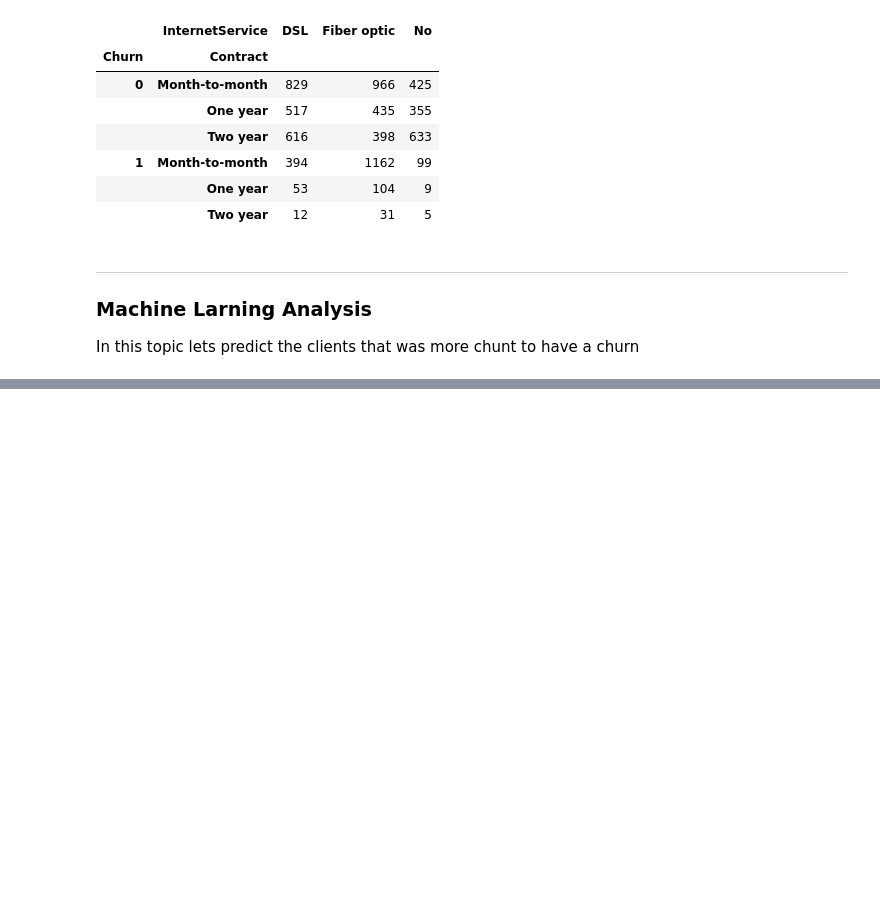
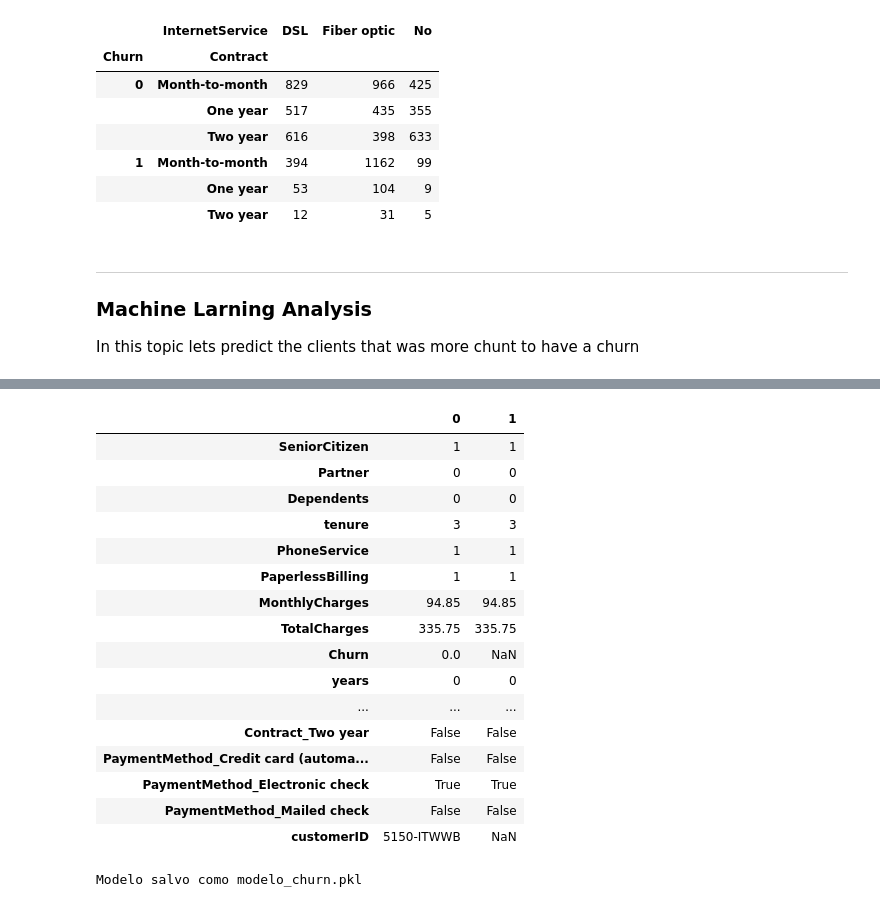
Before and after one commit to mmnitzsche/churn_predict, a Jupyter notebook: churn.ipynb, the cells around one changed output, grey strips where cells are left out. Cells and saved outputs as stored; diff of their text form; code cells hidden in the pictures; blank space fills up the shorter version.

```diff
--- a/churn.ipynb
+++ b/churn.ipynb
@@ -725,0 +668,10 @@ dff[dff["customerID"] == first_customer].transpose()
+# %%
+# get
+first_customer = df_churn_atuais_sort.iloc[0]
+first_customer_id = first_customer["customerID"]
+
+def selectCustumerById(dataframe,id):
+    return dataframe[dataframe["customerID"] == id]
+
+select_custumer = selectCustumerById(dfd,first_customer_id)
+select_custumer
@@ -725,0 +695,5 @@ dff[dff["customerID"] == first_customer].transpose()
+# %%
+customerID = "5150-ITWWB"
+
+dummy_original =  selectCustumerById(dfd,customerID)
+dummy_original
@@ -725,0 +749,64 @@ dff[dff["customerID"] == first_customer].transpose()
+# %%
+gender_categories = ['Female', 'Male']
+multiplelines_categories = ['No phone service', 'No', 'Yes']
+internetservice_categories = ['DSL', 'Fiber optic', 'No']
+onlinesecurity_categories = ['No', 'Yes', 'No internet service']
+onlinebackup_categories = ['No', 'Yes', 'No internet service']
+deviceprotection_categories = ['No', 'Yes', 'No internet service']
+techsupport_categories = ['No', 'Yes', 'No internet service']
+streamingtv_categories = ['No', 'Yes', 'No internet service']
+streamingmovies_categories = ['No', 'Yes', 'No internet service']
+contract_categories = ['Month-to-month', 'One year', 'Two year']
+paymentmethod_categories = ['Bank transfer (automatic)', 'Credit card (automatic)', 'Electronic check', 'Mailed check']
+
+# Ajuste as colunas categóricas do input para categorias fixas
+input_data['gender'] = pd.Categorical(input_data['gender'], categories=gender_categories)
+input_data['MultipleLines'] = pd.Categorical(input_data['MultipleLines'], categories=multiplelines_categories)
+input_data['InternetService'] = pd.Categorical(input_data['InternetService'], categories=internetservice_categories)
+input_data['OnlineSecurity'] = pd.Categorical(input_data['OnlineSecurity'], categories=onlinesecurity_categories)
+input_data['OnlineBackup'] = pd.Categorical(input_data['OnlineBackup'], categories=onlinebackup_categories)
+input_data['DeviceProtection'] = pd.Categorical(input_data['DeviceProtection'], categories=deviceprotection_categories)
+input_data['TechSupport'] = pd.Categorical(input_data['TechSupport'], categories=techsupport_categories)
+input_data['StreamingTV'] = pd.Categorical(input_data['StreamingTV'], categories=streamingtv_categories)
+input_data['StreamingMovies'] = pd.Categorical(input_data['StreamingMovies'], categories=streamingmovies_categories)
+input_data['Contract'] = pd.Categorical(input_data['Contract'], categories=contract_categories)
+input_data['PaymentMethod'] = pd.Categorical(input_data['PaymentMethod'], categories=paymentmethod_categories)
+
+# Agora cria os dummies sem drop_first para garantir todas as colunas
+dummies = pd.get_dummies(input_data.drop(columns=['customerID']), drop_first=False)
+
+# Reindexa para as colunas do treino, preenchendo com zero as ausentes
+aligned_input = dummies.reindex(columns=X.columns, fill_value=0)
+
+# Verifique o resultado
+y_proba_input = modelo.predict_proba(aligned_input)
+y_proba_input
+
+combined = pd.concat([dummy_original, aligned_input], axis=0, ignore_index=True).transpose()
+combined
+# %% [output]
+|  | 0 | 1 |
+| SeniorCitizen | 1 | 1 |
+| Partner | 0 | 0 |
+| Dependents | 0 | 0 |
+| tenure | 3 | 3 |
+| PhoneService | 1 | 1 |
+| PaperlessBilling | 1 | 1 |
+| MonthlyCharges | 94.85 | 94.85 |
+| TotalCharges | 335.75 | 335.75 |
+| Churn | 0.0 | NaN |
+| years | 0 | 0 |
+| ... | ... | ... |
+| Contract_Two year | False | False |
+| PaymentMethod_Credit card (automa... | False | False |
+| PaymentMethod_Electronic check | True | True |
+| PaymentMethod_Mailed check | False | False |
+| customerID | 5150-ITWWB | NaN |
+# %%
+import pickle
+with open("modelo_churn.pkl", "wb") as f:
+    pickle.dump(modelo, f)
+
+print("Modelo salvo como modelo_churn.pkl")
+# %% [output]
+Modelo salvo como modelo_churn.pkl
```
Also changed, not shown: parts of 19 cells of this notebook, 5 other files.
